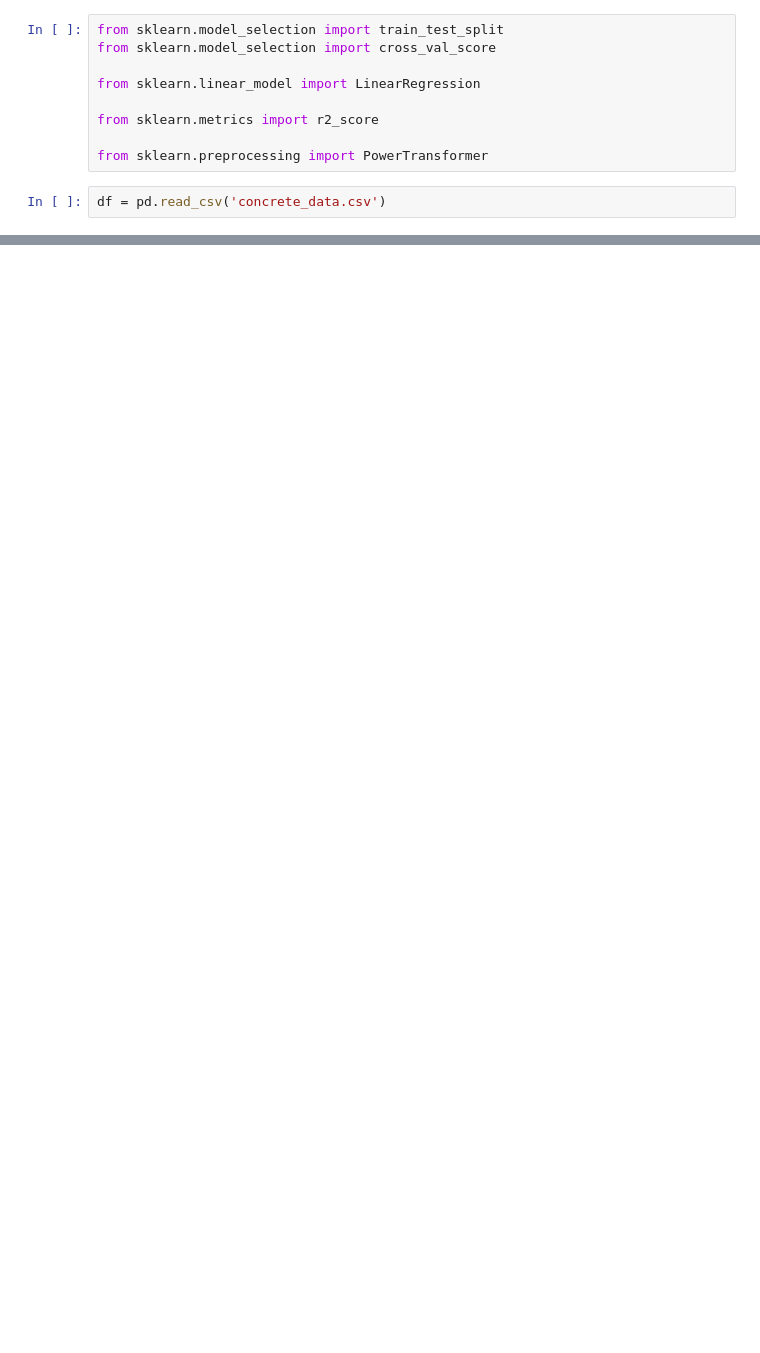
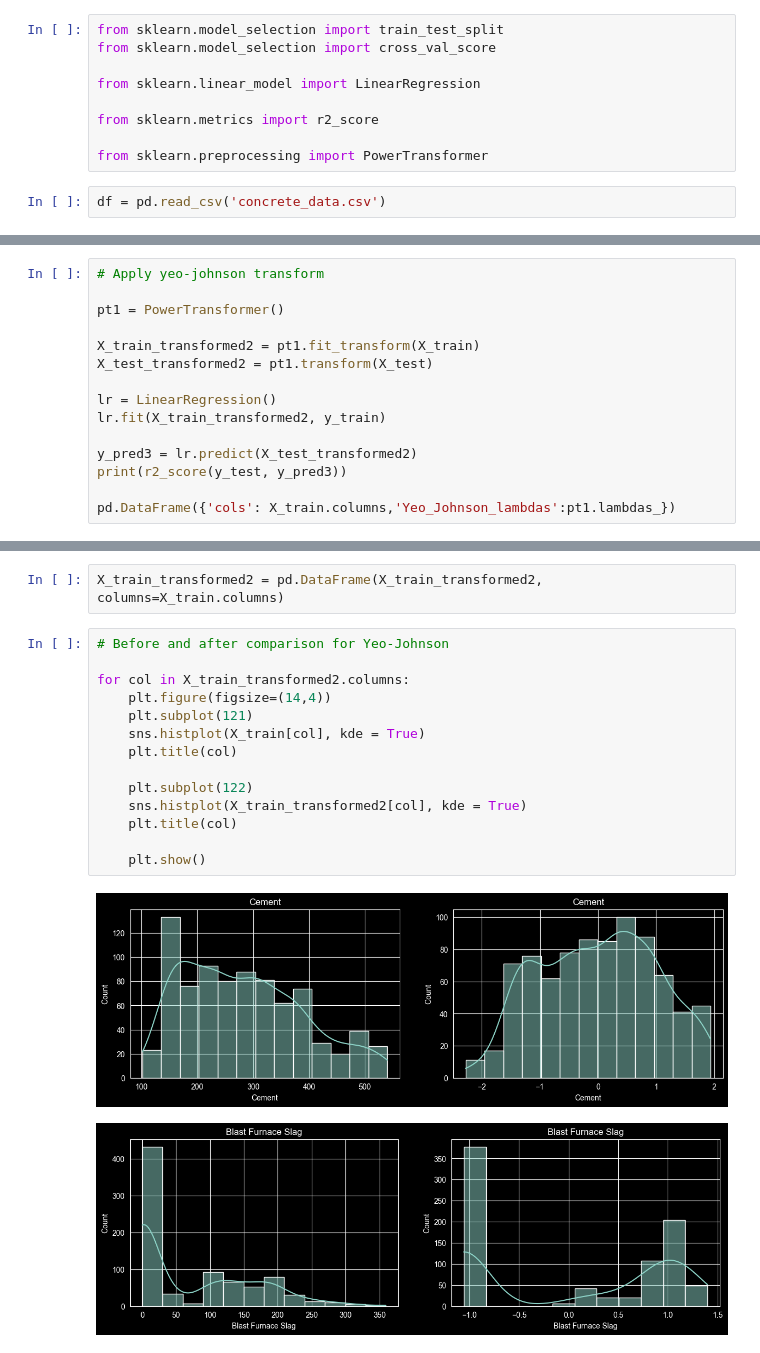
Before and after one commit to vankteshdixit/Transformers, a Jupyter notebook: fnTransformer/concreate.ipynb, the cells around one changed output, grey strips where cells are left out. Cells and saved outputs as stored; diff of their text form; blank space fills up the shorter version.

```diff
--- a/fnTransformer/concreate.ipynb
+++ b/fnTransformer/concreate.ipynb
@@ -40,0 +136,15 @@ dtype: int64
+# %%
+# Apply yeo-johnson transform
+
+pt1 = PowerTransformer()
+
+X_train_transformed2 = pt1.fit_transform(X_train)
+X_test_transformed2 = pt1.transform(X_test)
+
+lr = LinearRegression()
+lr.fit(X_train_transformed2, y_train)
+
+y_pred3 = lr.predict(X_test_transformed2)
+print(r2_score(y_test, y_pred3))
+
+pd.DataFrame({'cols': X_train.columns,'Yeo_Johnson_lambdas':pt1.lambdas_})
@@ -40,0 +171,19 @@ dtype: int64
+# %%
+X_train_transformed2 = pd.DataFrame(X_train_transformed2, columns=X_train.columns)
+# %%
+# Before and after comparison for Yeo-Johnson
+
+for col in X_train_transformed2.columns:
+    plt.figure(figsize=(14,4))
+    plt.subplot(121)
+    sns.histplot(X_train[col], kde = True)
+    plt.title(col)
+
+    plt.subplot(122)
+    sns.histplot(X_train_transformed2[col], kde = True)
+    plt.title(col)
+
+    plt.show()
+# %% [output]
+[figure, added]
+[figure, added]
```
Also changed, not shown: parts of 18 cells of this notebook, 6 other files.
